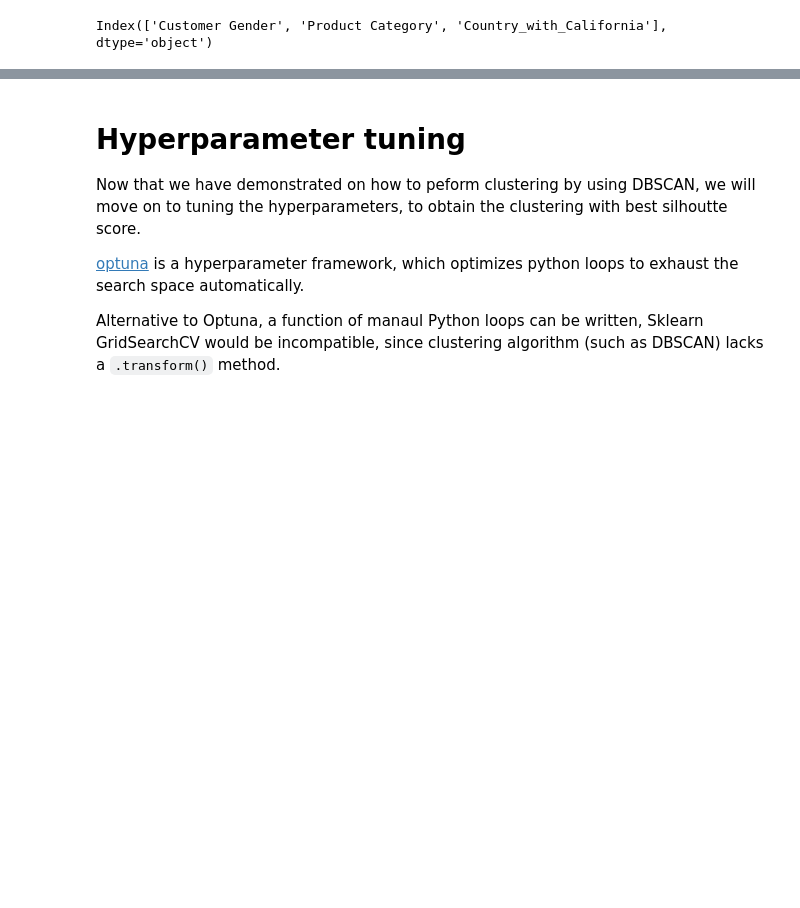
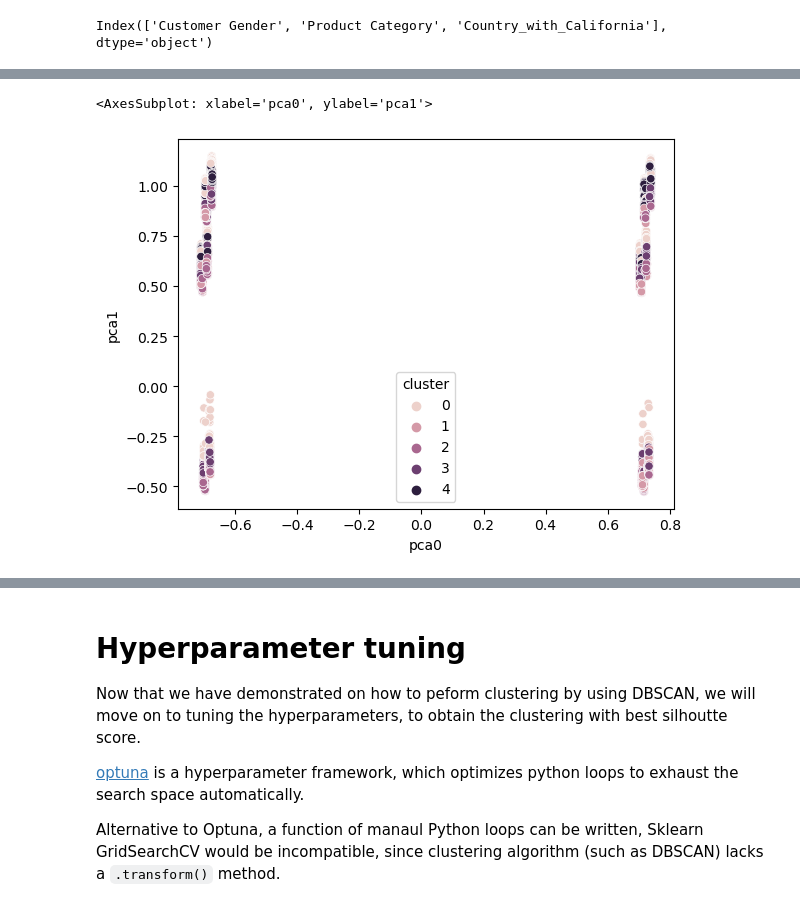
Before and after one commit to ShiYang1101/cycle_sales, a Jupyter notebook: cycle-sales-kaggle.ipynb, the cells around one changed output, grey strips where cells are left out. Cells and saved outputs as stored; diff of their text form; code cells hidden in the pictures; blank space fills up the shorter version.

```diff
--- a/cycle-sales-kaggle.ipynb
+++ b/cycle-sales-kaggle.ipynb
@@ -526,0 +559,5 @@ test
+# %%
+kproto_best = KPrototypes(5)
+kproto_best_label = kproto_best.fit_predict(clustering_scaled_df, categorical = cat_position)
+
+clustering_scaled_df['kproto_labels'] = kproto_best_label
@@ -526,0 +580,4 @@ test
+# %%
+clustering_ohe_df = ct.fit_transform(clustering_df)
+
+clustering_ohe_df = pd.DataFrame(clustering_ohe_df, columns = ct.get_feature_names_out())
@@ -526,0 +593,7 @@ test
+# %%
+from sklearn.decomposition import PCA
+
+clustering_pca = PCA(2)
+clustering_ohe_pca_df = clustering_pca.fit_transform(clustering_ohe_df)
+clustering_ohe_pca_df = pd.DataFrame(clustering_ohe_pca_df,
+                                    columns = clustering_pca.get_feature_names_out())
@@ -526,0 +609,7 @@ test
+# %%
+clustering_ohe_pca_df['cluster'] = kproto_best_label
+# %%
+sns.scatterplot(clustering_ohe_pca_df, x='pca0', y='pca1', hue = 'cluster')
+# %% [output]
+<AxesSubplot: xlabel='pca0', ylabel='pca1'>
+[figure, added]
```
Also changed, not shown: parts of 22 cells of this notebook, 2 other files.
